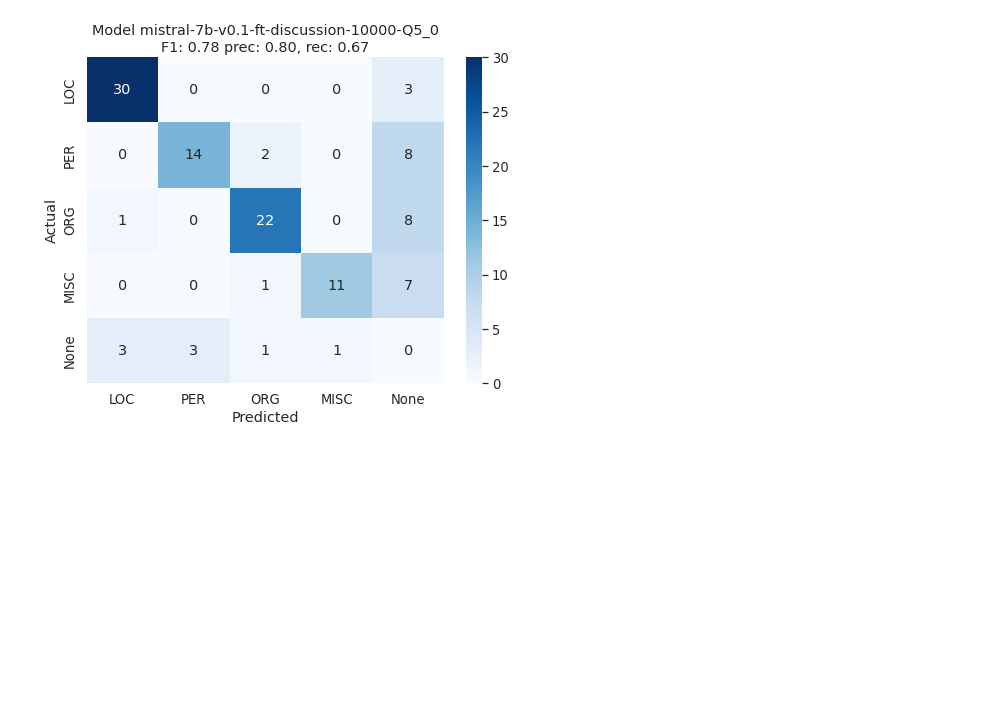
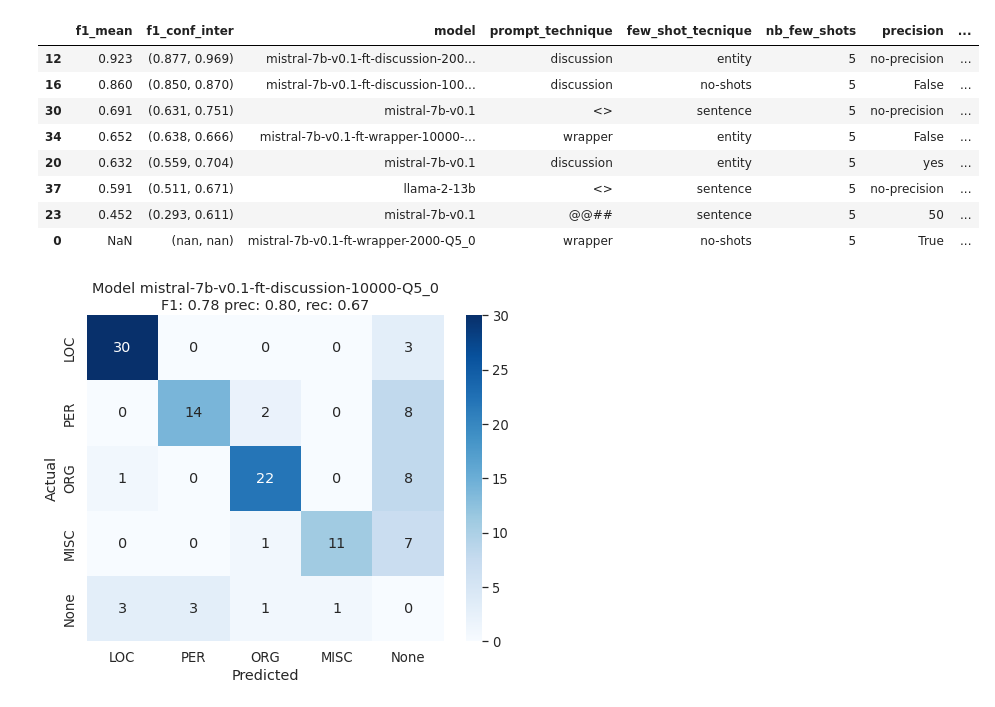
Before and after one commit to MathieuDesponds/Information-extraction-in-official-documents-using-LLMs, a Jupyter notebook: analysing_results.ipynb, the cells around one changed output. Cells and saved outputs as stored; diff of their text form; code cells hidden in the pictures; blank space fills up the shorter version.

```diff
--- a/analysing_results.ipynb
+++ b/analysing_results.ipynb
@@ -26,4 +11,4 @@ To enable the following instructions: AVX2 FMA, in other operations, rebuild Ten
 # %%
 
-load_all_results()
+df_results = load_all_results()
 # %% [output]
@@ -54,3 +21,15 @@ Error loading file ner/saves/results/conll2003_cleaned/mistral-7b-v0.1-ft-discus
+# %%
+df_results.groupby(['model', 'prompt_technique']).head(1).sort_values('f1_mean', ascending = False)
+# %% [output]
+|  | f1_mean | f1_conf_inter | model | prompt_technique | few_shot_tecnique | nb_few_shots | precision | ... |
+| 12 | 0.923 | (0.877, 0.969) | mistral-7b-v0.1-ft-discussion-200... | discussion | entity | 5 | no-precision | ... |
+| 16 | 0.860 | (0.850, 0.870) | mistral-7b-v0.1-ft-discussion-100... | discussion | no-shots | 5 | False | ... |
+| 30 | 0.691 | (0.631, 0.751) | mistral-7b-v0.1 | <> | sentence | 5 | no-precision | ... |
+| 34 | 0.652 | (0.638, 0.666) | mistral-7b-v0.1-ft-wrapper-10000-... | wrapper | entity | 5 | False | ... |
+| 20 | 0.632 | (0.559, 0.704) | mistral-7b-v0.1 | discussion | entity | 5 | yes | ... |
+| 37 | 0.591 | (0.511, 0.671) | llama-2-13b | <> | sentence | 5 | no-precision | ... |
+| 23 | 0.452 | (0.293, 0.611) | mistral-7b-v0.1 | @@## | sentence | 5 | 50 | ... |
+| 0 | NaN | (nan, nan) | mistral-7b-v0.1-ft-wrapper-2000-Q5_0 | wrapper | no-shots | 5 | True | ... |
 # %%
 model  = "mistral-7b-v0.1-ft-discussion-10000-Q5_0"
 result = load_result(model, PT_OutputList.name(), FST_Sentence.name(), with_precision = "10_False")
```
Also changed, not shown: parts of 2 cells of this notebook, 10 other files.
